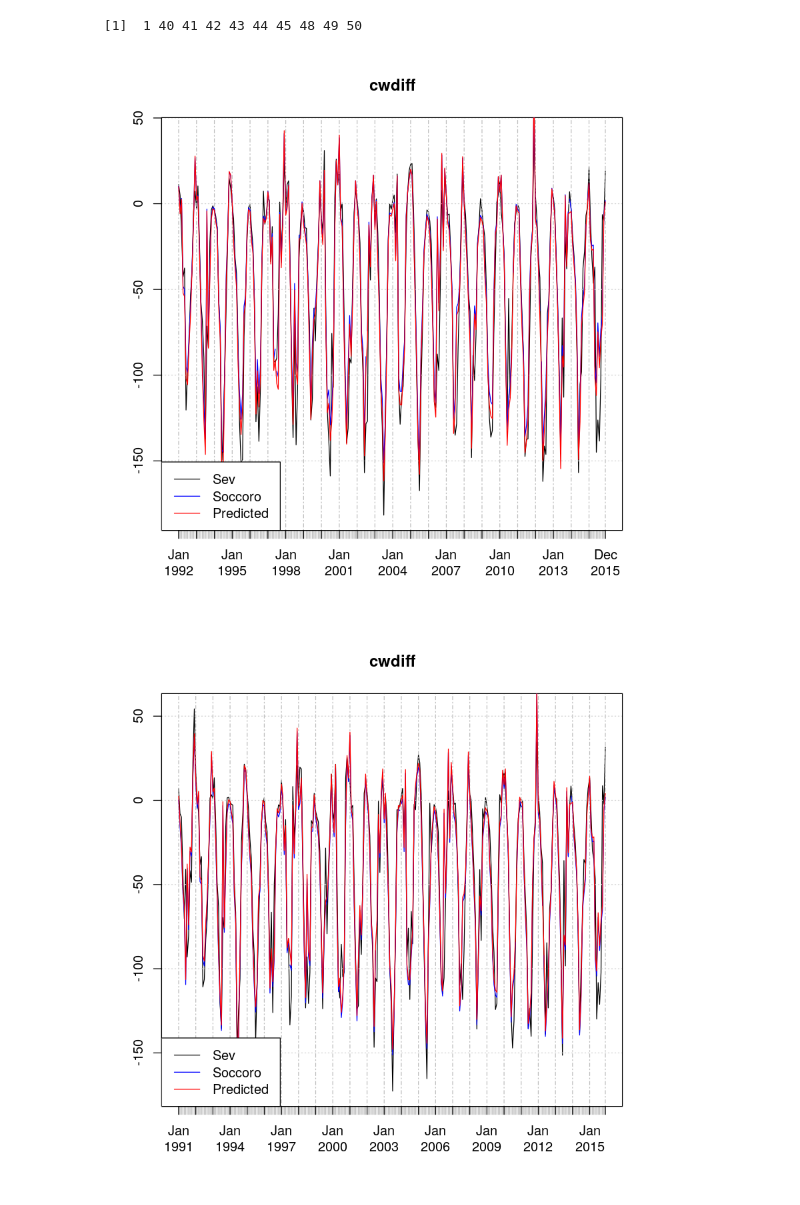
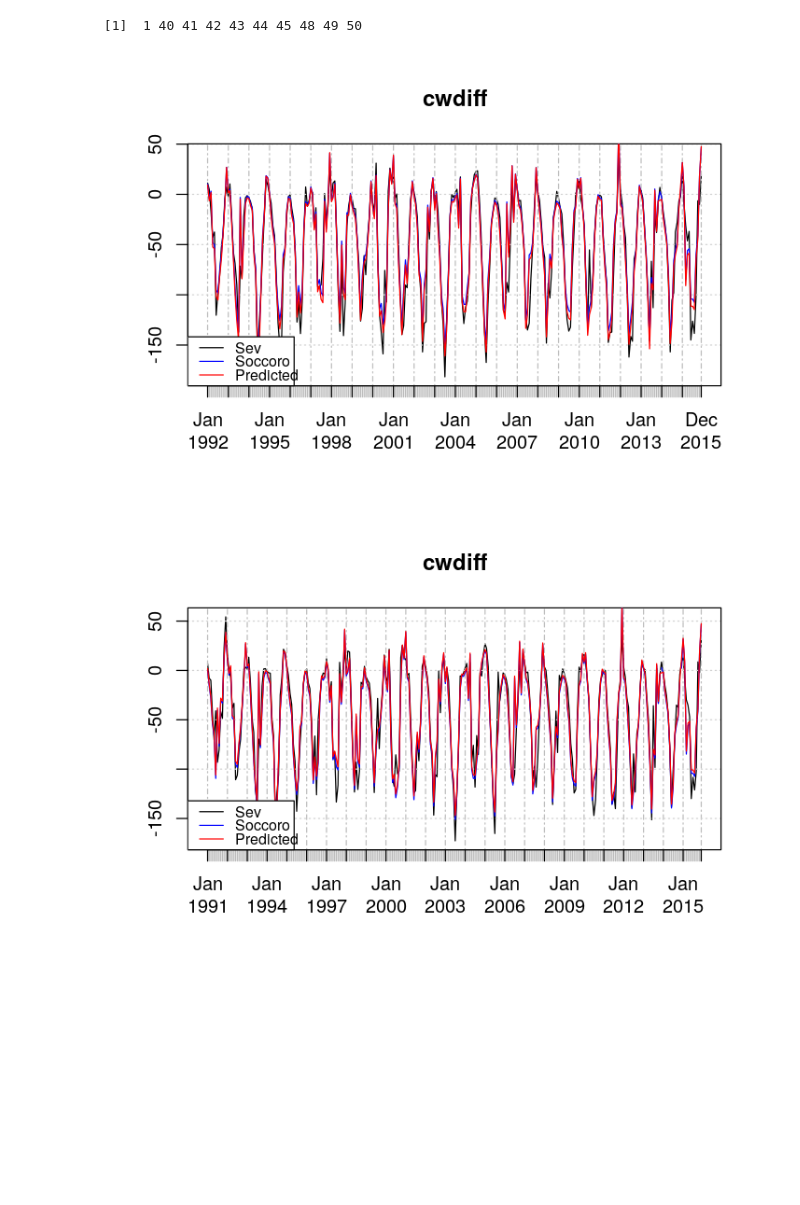
Before and after one commit to gremau/Sev_climatesens_SPEI, a Jupyter notebook: Socorro_to_Sev_forecasting.ipynb, the cells around one changed output. Saved outputs shown, nothing was run; the diff lists cells and outputs as text; code cells hidden in the pictures; blank space fills up the shorter version.

```diff
--- a/Socorro_to_Sev_forecasting.ipynb
+++ b/Socorro_to_Sev_forecasting.ipynb
@@ -94,6 +95,8 @@ sevstations
 # %% [output]
  [1]  1 40 41 42 43 44 45 48 49 50
 # %%
+options(repr.plot.width=6, repr.plot.height=4)
+
 for (s in sevstations){
     df <- subset(sevdf, Sta==s)
     # Lots of missing temp data prior to 1991 - remove
@@ -111,33 +114,34 @@ for (s in sevstations){
     # Get pet with thornthwaite - since we're missing wind I don't think penman is an option
     pet <- xts(as.vector(thornthwaite(tmean_cf, lat)), order.by=index(tmean_cf))
     cwdiff <- prec_mm - pet
     names(cwdiff) <- 'cwdiff_sev'
     plot(cwdiff)
     # get the cwdiff for socorro for the same period and plot it
     start <- index(cwdiff)[1]
     end <- index(cwdiff)[dim(cwdiff)[1]]
     socc <- soccdfx[paste(start,'/',end, sep='')]
     lines(socc$cwdiff_socc,col='blue')
     # Create a model predicting sev site from Socorro - this could be improved
     dat <- merge(cwdiff, socc$cwdiff_socc)
     model <- lm(cwdiff_sev ~ cwdiff_socc, data=dat)
     cwdiff_sev_pred <- predict(model)
     cwdiff_sev_pred <- as.xts(cwdiff_sev_pred, as.Date(names(cwdiff_sev_pred)))
 
     # Plot the predicted data
     lines(cwdiff_sev_pred,col='red')
-    legend(x='bottomleft', legend=c('Sev', 'Soccoro', 'Predicted'), lty=1, col=c('black', 'blue','red'))
+    legend(x='bottomleft', legend=c('Sev', 'Soccoro', 'Predicted'), lty=1, col=c('black', 'blue','red'),
+           y.intersp=1.7, cex=.8)
 
     # Now predict future cwdiff using the model and merge present and
     # forecasted cwdiff onto the soccdfx dataframe
     socc_dat <- soccdfx$cwdiff_socc[paste(end+1, '/', sep='')]
     fcst_sev <- predict(model, socc_dat)
     fcst_sev <- as.xts(fcst_sev, as.Date(names(fcst_sev)))
     cwdiff_fcst <- rbind(cwdiff, fcst_sev)
     names(cwdiff_fcst) <- paste('cwdiff', s, sep='_')
 
     soccdfx <- merge(soccdfx, cwdiff_fcst)
 }
 # %% [output]
-[figure, old version]
+[figure, new version]
-[figure, old version]
+[figure, new version]
```
Also changed, not shown: parts of 7 cells of this notebook.
